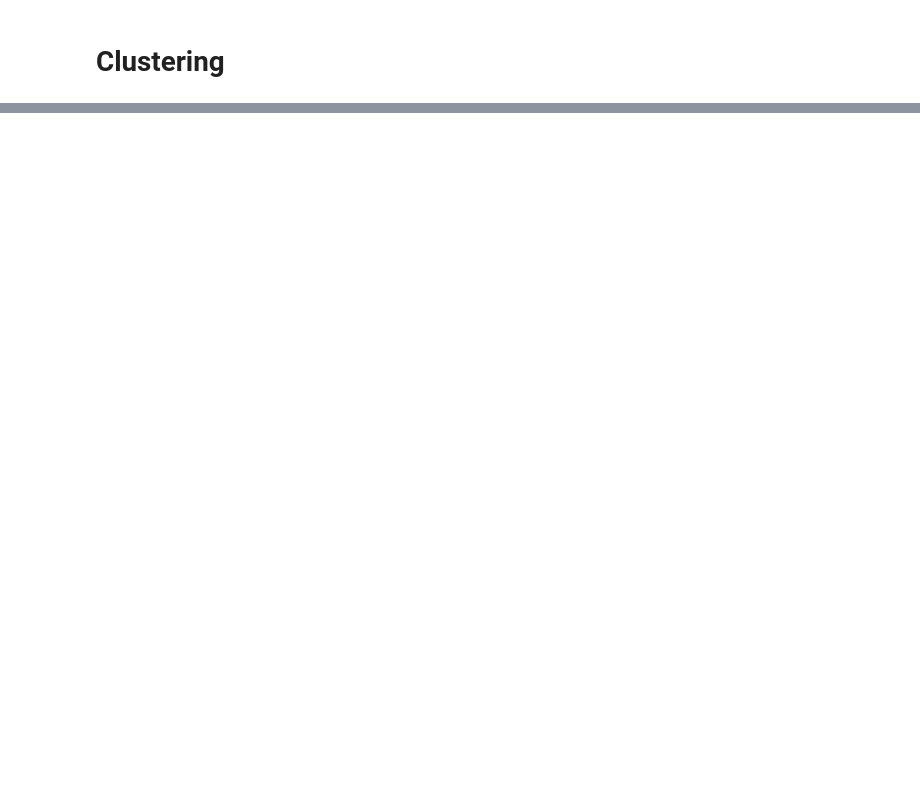
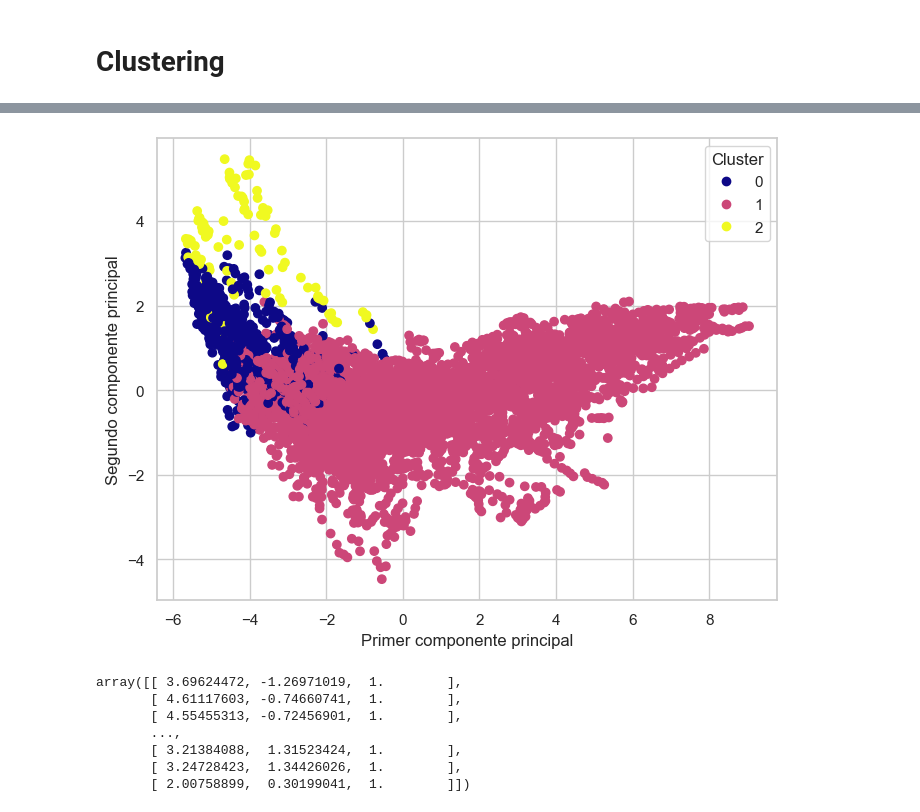
Before and after one commit to Aq202/uvg_mineria_proyecto1, a Jupyter notebook: entrega final/clusters.ipynb, the cells around one changed output, grey strips where cells are left out. Drawn from its saved outputs; the diff is of its cells as text; code cells hidden in the pictures; blank space fills up the shorter version.

```diff
--- a/entrega final/clusters.ipynb
+++ b/entrega final/clusters.ipynb
@@ -238,0 +292,4 @@ for c_name,c_value in clusters.items():
+# %%
+kmeans = KMeans(n_clusters = int(optimalK))
+# kmeans = KMeans(n_clusters = 3)
+kmeans.fit(X)
@@ -238,0 +298,3 @@ for c_name,c_value in clusters.items():
+# %%
+clusters_identificados = kmeans.fit_predict(X)
+clusters_identificados
@@ -238,0 +379,5 @@ for c_name,c_value in clusters.items():
+# %%
+df_cluster_elbow = df_coded.copy()
+df_cluster_elbow['Cluster'] = clusters_identificados
+df_cluster_elbow = df_cluster_elbow.drop(['Country Code', 'Year', 'country'], axis=1)
+df_cluster_elbow.head()
@@ -238,0 +391,14 @@ for c_name,c_value in clusters.items():
+# %%
+X_pca = plot_clusters_pca(df_cluster_elbow, optimalK)
+
+x_pca_clusters = np.hstack((X_pca, clusters_identificados.reshape(-1, 1)))
+x_pca_clusters
+# %% [output]
+[figure, added]
+array([[ 3.69624472, -1.26971019,  1.        ],
+       [ 4.61117603, -0.74660741,  1.        ],
+       [ 4.55455313, -0.72456901,  1.        ],
+       ...,
+       [ 3.21384088,  1.31523424,  1.        ],
+       [ 3.24728423,  1.34426026,  1.        ],
+       [ 2.00758899,  0.30199041,  1.        ]])
```
Also changed, not shown: parts of 30 cells of this notebook.
